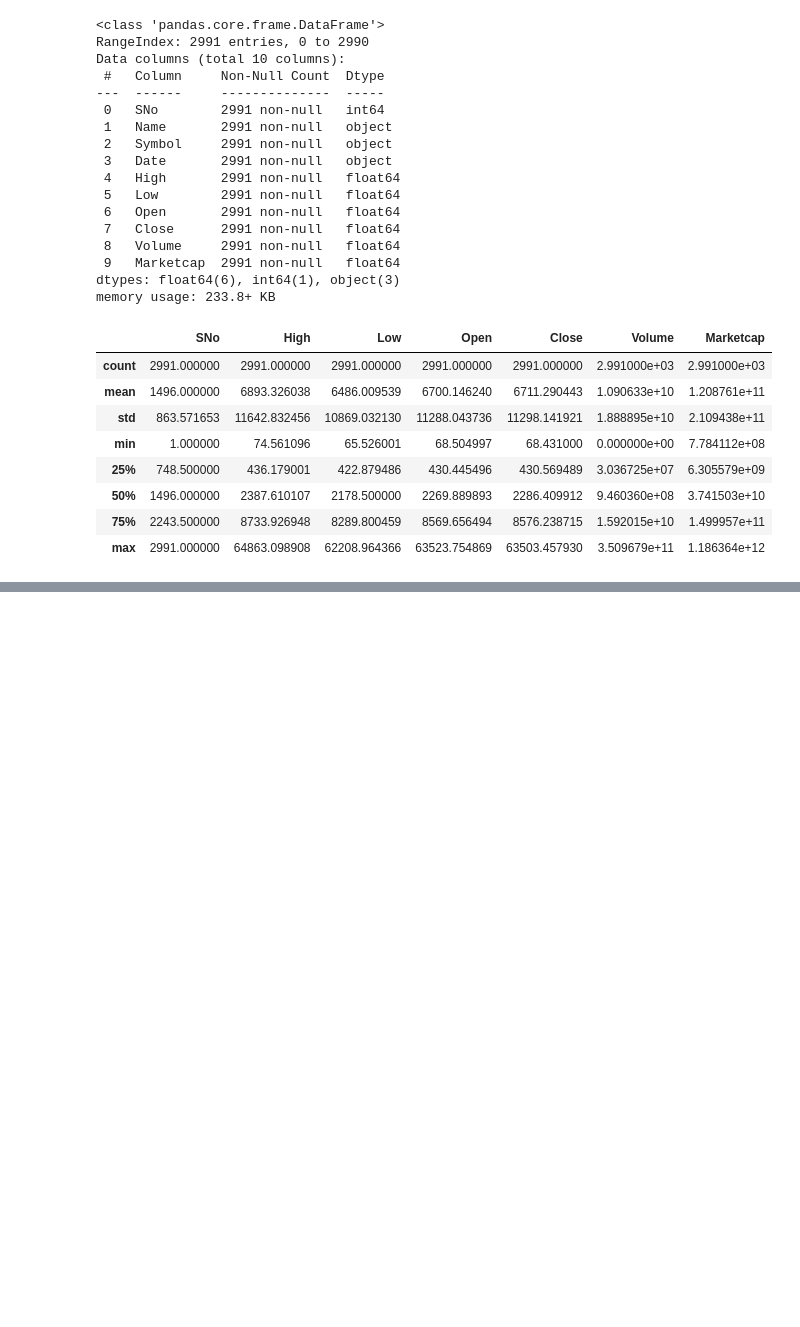
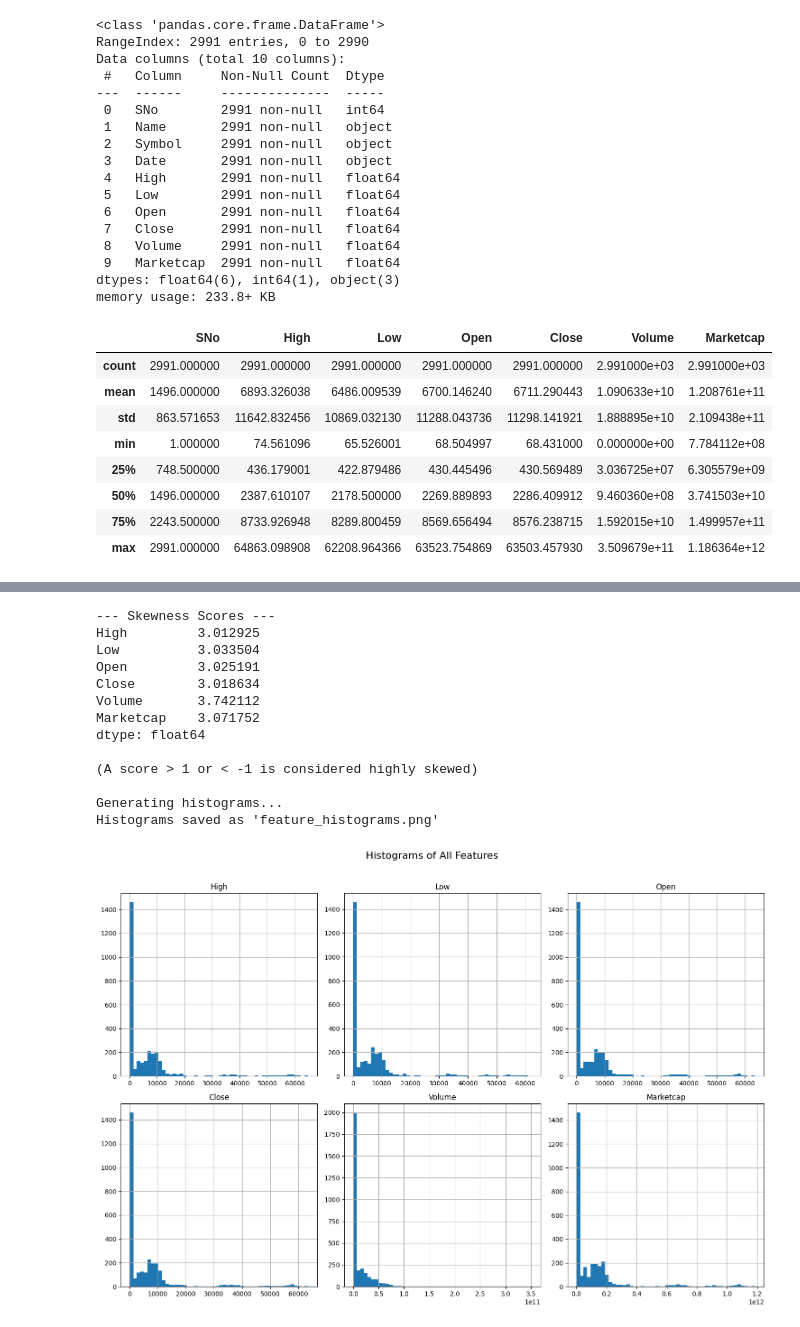
Before and after one commit to NurAlamNahidSarkar/bitcoinPricePrediction_ML, a Jupyter notebook: bitcoinpriceprediction.ipynb, the cells around one changed output, grey strips where cells are left out. Drawn from its saved outputs; the diff is of its cells as text; code cells hidden in the pictures; blank space fills up the shorter version.

```diff
--- a/bitcoinpriceprediction.ipynb
+++ b/bitcoinpriceprediction.ipynb
@@ -88,0 +172,2 @@ bitcoin_df.describe()
+# %%
+bitcoin_df = bitcoin_df.drop(columns=['SNo', 'Name', 'Symbol'])
@@ -88,0 +200,5 @@ bitcoin_df.describe()
+# %%
+# Convert the column to datetime objects
+bitcoin_df['Date'] = pd.to_datetime(bitcoin_df['Date'])
+
+print(bitcoin_df['Date'])
@@ -88,0 +235,36 @@ bitcoin_df.describe()
+# %%
+import pandas as pd
+import matplotlib.pyplot as plt
+import seaborn as sns
+
+columns_to_check = ['High', 'Low', 'Open', 'Close', 'Volume', 'Marketcap']
+
+print("--- Skewness Scores ---")
+skew_values = bitcoin_df[columns_to_check].skew()
+print(skew_values)
+print("\n(A score > 1 or < -1 is considered highly skewed)")
+
+
+print("\nGenerating histograms...")
+bitcoin_df[columns_to_check].hist(bins=50, figsize=(15, 10), layout=(2, 3))
+
+plt.suptitle("Histograms of All Features", fontsize=16, y=1.02)
+plt.tight_layout()
+
+plt.savefig('feature_histograms.png')
+print("Histograms saved as 'feature_histograms.png'")
+# %% [output]
+--- Skewness Scores ---
+High         3.012925
+Low          3.033504
+Open         3.025191
+Close        3.018634
+Volume       3.742112
+Marketcap    3.071752
+dtype: float64
+
+(A score > 1 or < -1 is considered highly skewed)
+
+Generating histograms...
+Histograms saved as 'feature_histograms.png'
+[figure, added]
```
Also changed, not shown: parts of 12 cells of this notebook.
